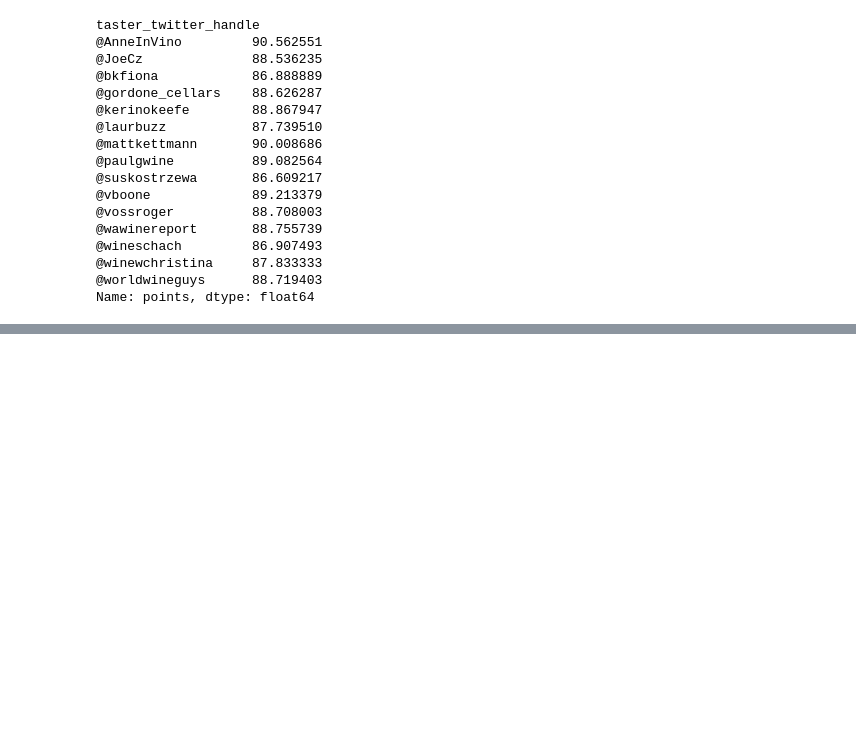
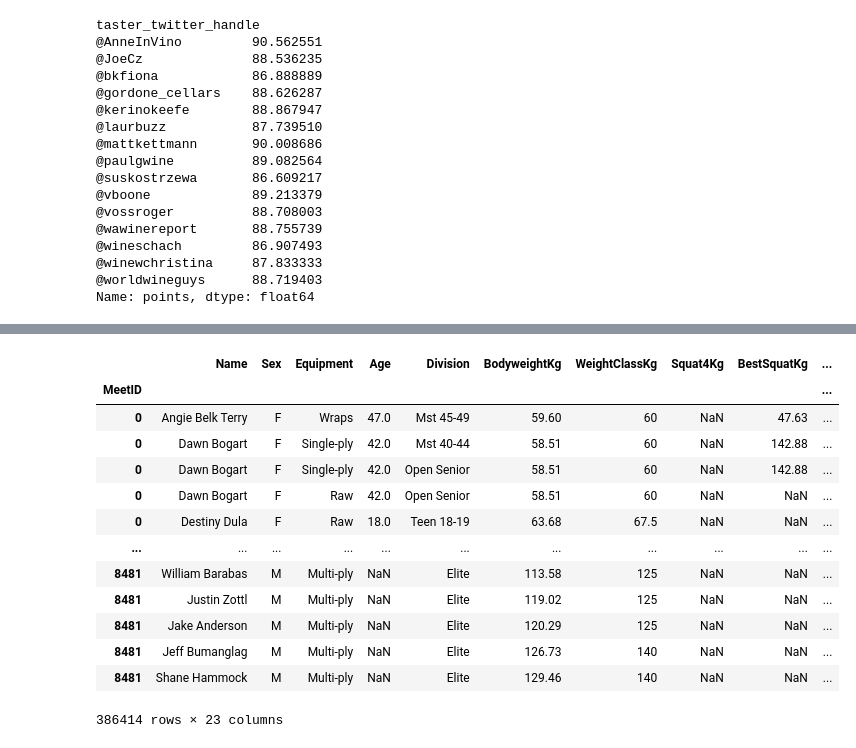
Before and after one commit to Axkai/LearningDataScience, a Jupyter notebook: notebooks/pandas.ipynb, the cells around one changed output, grey strips where cells are left out. Drawn from its saved outputs; the diff is of its cells as text; code cells hidden in the pictures; blank space fills up the shorter version.

```diff
--- a/notebooks/pandas.ipynb
+++ b/notebooks/pandas.ipynb
@@ -326,0 +417,3 @@ Name: points, dtype: float64
+# %%
+powerlifting_meets = pd.read_csv('/home/uih06736/ds/datasets/meets.csv')
+powerlifting_meets
@@ -326,0 +434,3 @@ Name: points, dtype: float64
+# %%
+powerlifting_competitors = pd.read_csv('/home/uih06736/ds/datasets/openpowerlifting.csv')
+powerlifting_competitors
@@ -326,0 +451,6 @@ Name: points, dtype: float64
+# %%
+# making the dfs index the same, so that joining vertically is possible, via the same index
+powerlifting_meets = powerlifting_meets.set_index(['MeetID'])
+powerlifting_meets.head()
+powerlifting_competitors = powerlifting_competitors.set_index(['MeetID'])
+powerlifting_competitors.head()
@@ -326,0 +465,19 @@ Name: points, dtype: float64
+# %%
+# Using meetid as common index allows the merging (vertically) of both tables with different columns
+powerlifting_combined = powerlifting_competitors.join(powerlifting_meets)
+powerlifting_combined
+# %% [output]
+|  | Name | Sex | Equipment | Age | Division | BodyweightKg | WeightClassKg | Squat4Kg | BestSquatKg | ... |
+| MeetID |  |  |  |  |  |  |  |  |  | ... |
+| 0 | Angie Belk Terry | F | Wraps | 47.0 | Mst 45-49 | 59.60 | 60 | NaN | 47.63 | ... |
+| 0 | Dawn Bogart | F | Single-ply | 42.0 | Mst 40-44 | 58.51 | 60 | NaN | 142.88 | ... |
+| 0 | Dawn Bogart | F | Single-ply | 42.0 | Open Senior | 58.51 | 60 | NaN | 142.88 | ... |
+| 0 | Dawn Bogart | F | Raw | 42.0 | Open Senior | 58.51 | 60 | NaN | NaN | ... |
+| 0 | Destiny Dula | F | Raw | 18.0 | Teen 18-19 | 63.68 | 67.5 | NaN | NaN | ... |
+| ... | ... | ... | ... | ... | ... | ... | ... | ... | ... | ... |
+| 8481 | William Barabas | M | Multi-ply | NaN | Elite | 113.58 | 125 | NaN | NaN | ... |
+| 8481 | Justin Zottl | M | Multi-ply | NaN | Elite | 119.02 | 125 | NaN | NaN | ... |
+| 8481 | Jake Anderson | M | Multi-ply | NaN | Elite | 120.29 | 125 | NaN | NaN | ... |
+| 8481 | Jeff Bumanglag | M | Multi-ply | NaN | Elite | 126.73 | 140 | NaN | NaN | ... |
+| 8481 | Shane Hammock | M | Multi-ply | NaN | Elite | 129.46 | 140 | NaN | NaN | ... |
+386414 rows × 23 columns
```
Also changed, not shown: parts of 12 cells of this notebook, 5 other files.
